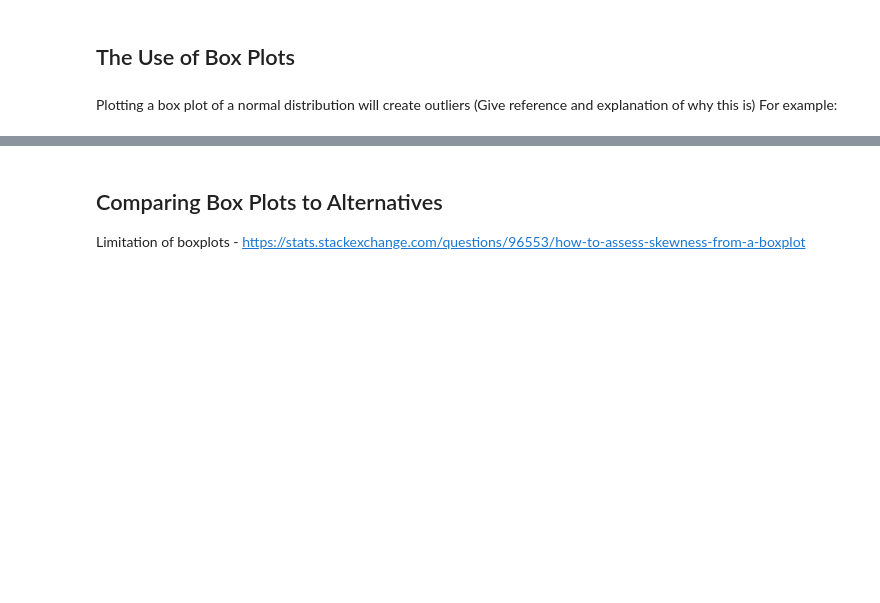
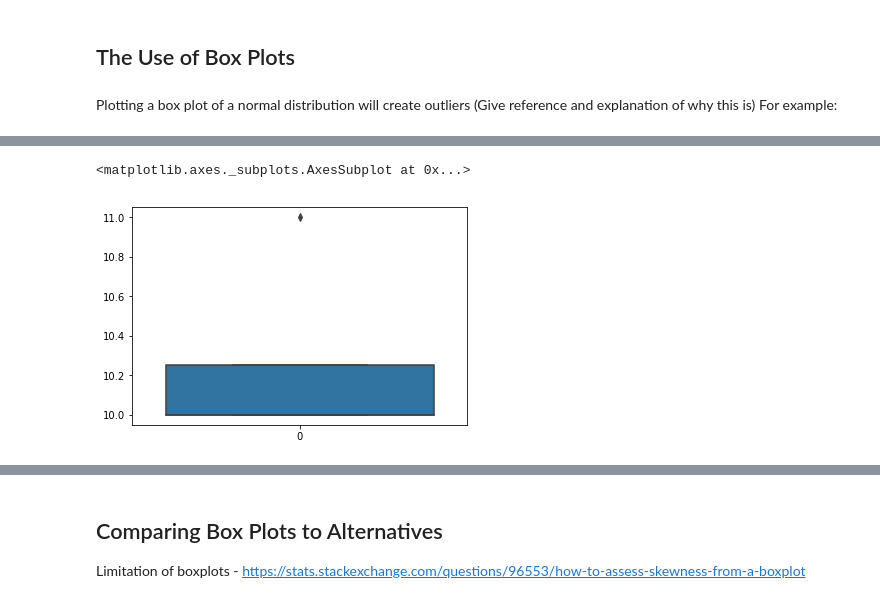
Before and after one commit to declanbarr/box-plot, a Jupyter notebook: box-plots.ipynb, the cells around one changed output, grey strips where cells are left out. Drawn from its saved outputs; the diff is of its cells as text; code cells hidden in the pictures; blank space fills up the shorter version.

```diff
--- a/box-plots.ipynb
+++ b/box-plots.ipynb
@@ -70,0 +87,7 @@ sns.boxplot(data = negativeSkew)
+# %%
+array2 = [10, 10, 10, 11]
+
+sns.boxplot(data = array2)
+# %% [output]
+<matplotlib.axes._subplots.AxesSubplot at 0x...>
+[figure, added]
```
Also changed, not shown: parts of 11 cells of this notebook.
